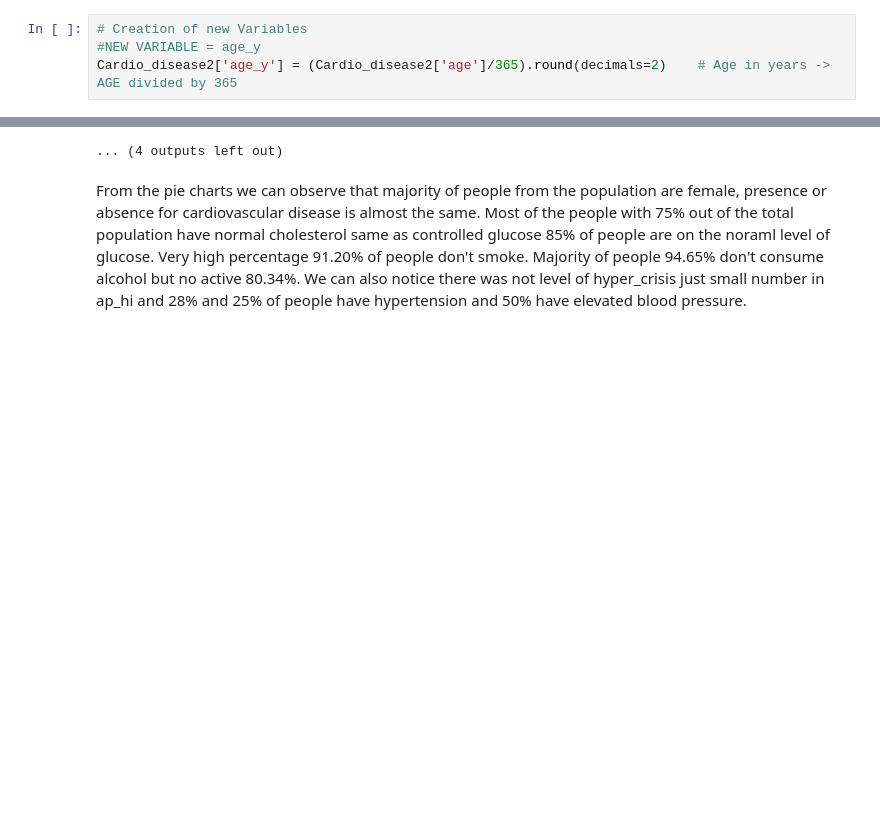
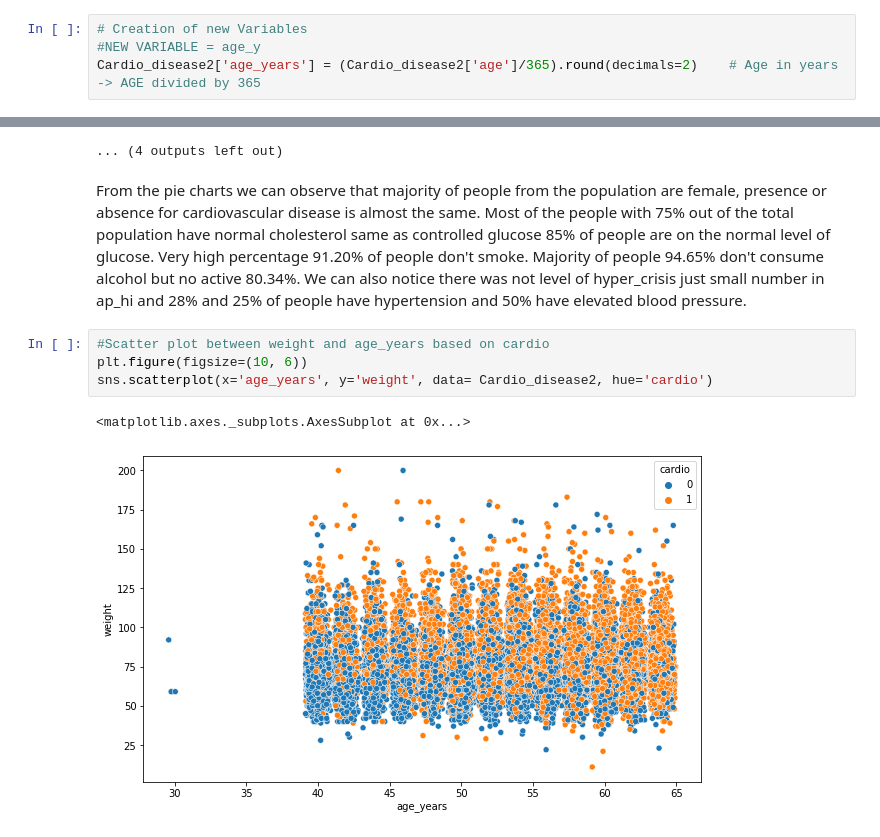
Before and after one commit to Psychraft/Big-Data-Project, a Jupyter notebook: Final_Project_Big_Data_Analysis.ipynb, the cells around one changed output, grey strips where cells are left out. Saved outputs shown, nothing was run; the diff lists cells and outputs as text; blank space fills up the shorter version.

```diff
--- a/Final_Project_Big_Data_Analysis.ipynb
+++ b/Final_Project_Big_Data_Analysis.ipynb
@@ -382,7 +382,7 @@ del Cardio_disease2['gender']
 # %%
 # Creation of new Variables
 #NEW VARIABLE = age_y
-Cardio_disease2['age_y'] = (Cardio_disease2['age']/365).round(decimals=2)    # Age in years -> AGE divided by 365
+Cardio_disease2['age_years'] = (Cardio_disease2['age']/365).round(decimals=2)    # Age in years -> AGE divided by 365
 # %%
 sns.histplot(data=Cardio_disease2,x='age_y',bins=30,palette="Paired", alpha=0.9)
 # %% [output]
@@ -578,5 +578,12 @@ pie_chart(Cardio_disease2, 'ap_lo_hyper_crisis', ['No','Yes'])
 [figure]
 ... (4 outputs left out)
 # %% [markdown]
-From the pie charts we can observe that majority of people from the population are female, presence or absence for cardiovascular disease is almost the same. Most of the people with 75% out of the total population have normal cholesterol same as controlled glucose 85% of people are on the noraml level of glucose. Very high percentage 91.20% of people don't smoke. Majority of people 94.65% don't consume alcohol but no active 80.34%.
+From the pie charts we can observe that majority of people from the population are female, presence or absence for cardiovascular disease is almost the same. Most of the people with 75% out of the total population have normal cholesterol same as controlled glucose 85% of people are on the normal level of glucose. Very high percentage 91.20% of people don't smoke. Majority of people 94.65% don't consume alcohol but no active 80.34%.
 We can also notice there was not level of hyper_crisis just small number in ap_hi and 28% and 25% of people have hypertension and 50% have elevated blood pressure.
+# %%
+#Scatter plot between weight and age_years based on cardio
+plt.figure(figsize=(10, 6))
+sns.scatterplot(x='age_years', y='weight', data= Cardio_disease2, hue='cardio')
+# %% [output]
+<matplotlib.axes._subplots.AxesSubplot at 0x...>
+[figure, added]
```
Also changed, not shown: parts of 15 cells of this notebook.
